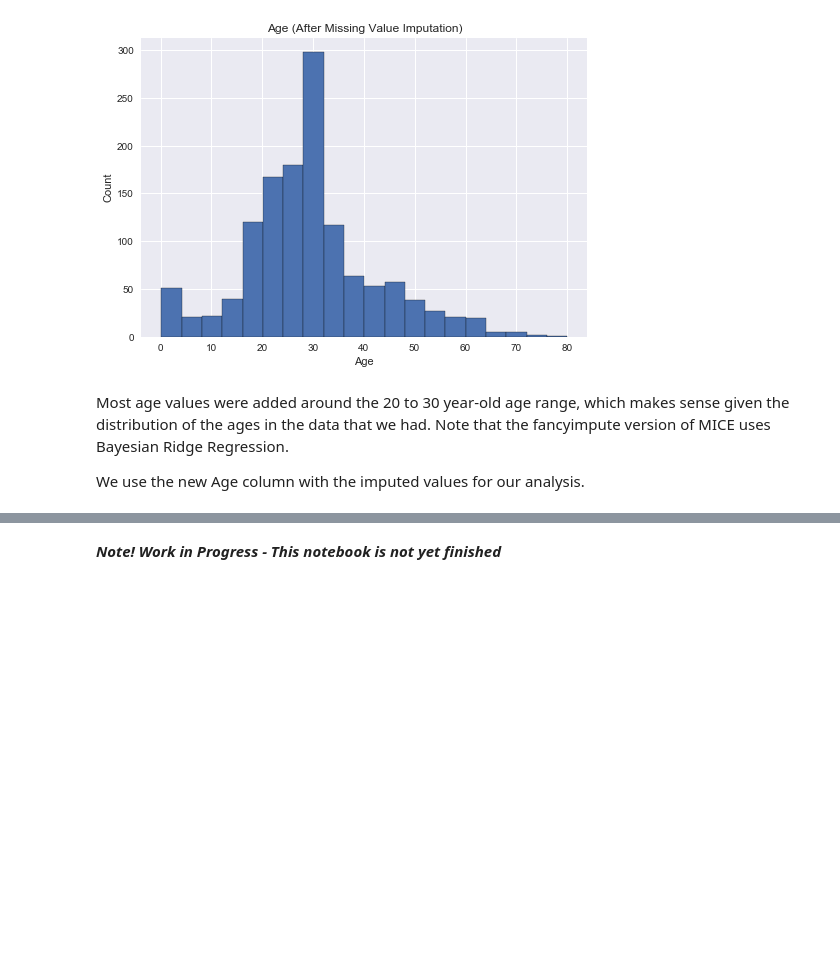
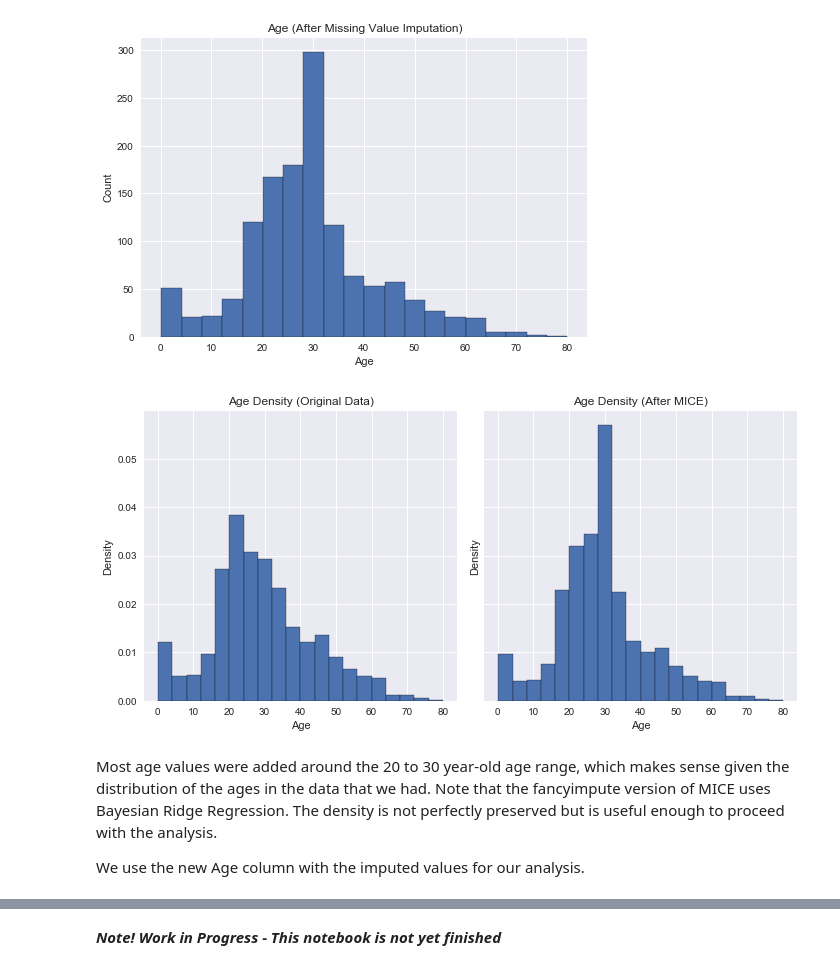
Before and after one commit to rayjustinhuang/Data-Analysis-and-Machine-Learning, a Jupyter notebook: Predicting Survival on the Titanic.ipynb, the cells around one changed output, grey strips where cells are left out. Saved outputs shown, nothing was run; the diff lists cells and outputs as text; code cells hidden in the pictures; blank space fills up the shorter version.

```diff
--- a/Predicting Survival on the Titanic.ipynb
+++ b/Predicting Survival on the Titanic.ipynb
@@ -378,7 +378,24 @@ MICEAgeHistogram.set_title("Age (After Missing Value Imputation)")
 plt.show()
 # %% [output]
 [figure]
+# %%
+AgeHists, AgeHistAxes = plt.subplots(nrows=1,ncols=2, figsize=(10,5), sharey=True)
+
+AgeHistAxes[0].hist(total['Age'].dropna(), bins=20, edgecolor='black', normed=True)
+AgeHistAxes[0].set_xlabel("Age")
+AgeHistAxes[0].set_ylabel("Density")
+AgeHistAxes[0].set_title("Age Density (Original Data)")
+
+AgeHistAxes[1].hist(MICEdtotal['Age'], bins=20, edgecolor='black', normed=True)
+AgeHistAxes[1].set_xlabel("Age")
+AgeHistAxes[1].set_ylabel("Density")
+AgeHistAxes[1].set_title("Age Density (After MICE)")
+
+AgeHists.tight_layout()
+AgeHists
+# %% [output]
+[figure, added]
 # %% [markdown]
-Most age values were added around the 20 to 30 year-old age range, which makes sense given the distribution of the ages in the data that we had. Note that the fancyimpute version of MICE uses Bayesian Ridge Regression.
+Most age values were added around the 20 to 30 year-old age range, which makes sense given the distribution of the ages in the data that we had. Note that the fancyimpute version of MICE uses Bayesian Ridge Regression. The density is not perfectly preserved but is useful enough to proceed with the analysis.
 
 We use the new Age column with the imputed values for our analysis.
```
Also changed, not shown: parts of 15 cells of this notebook.
